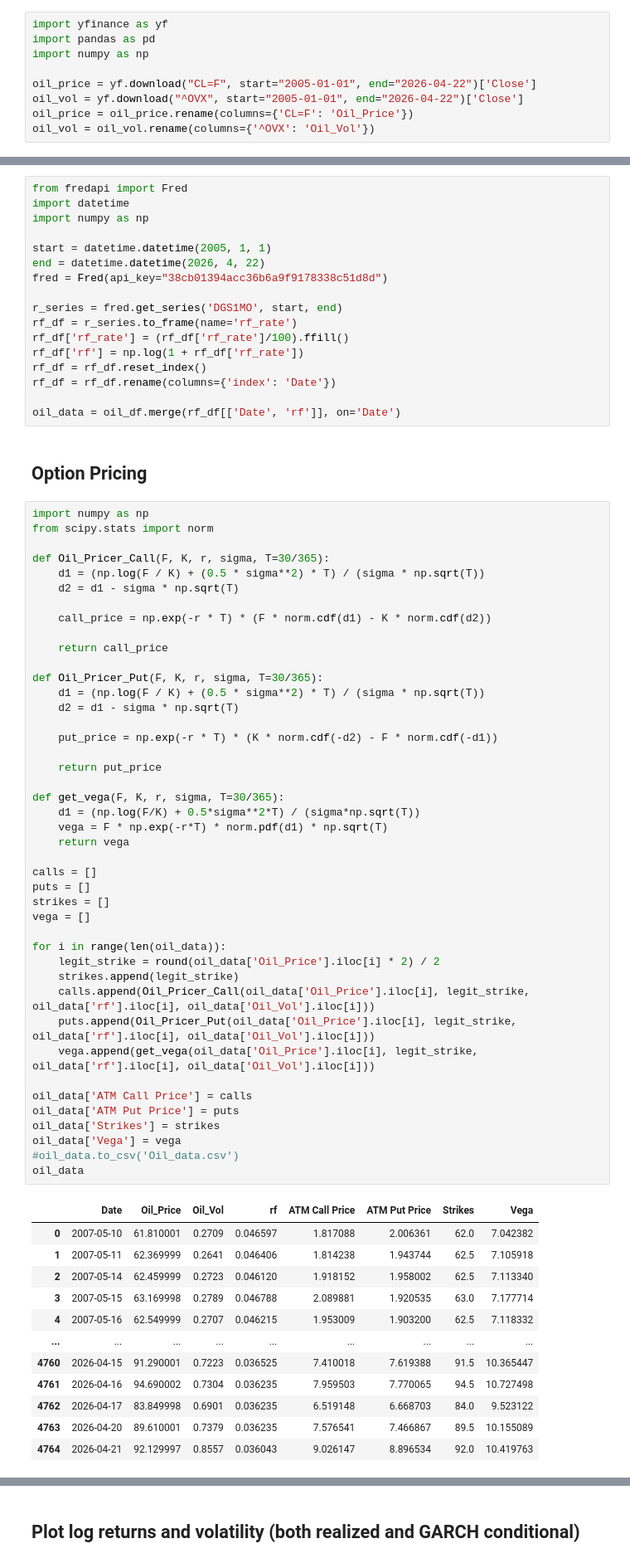
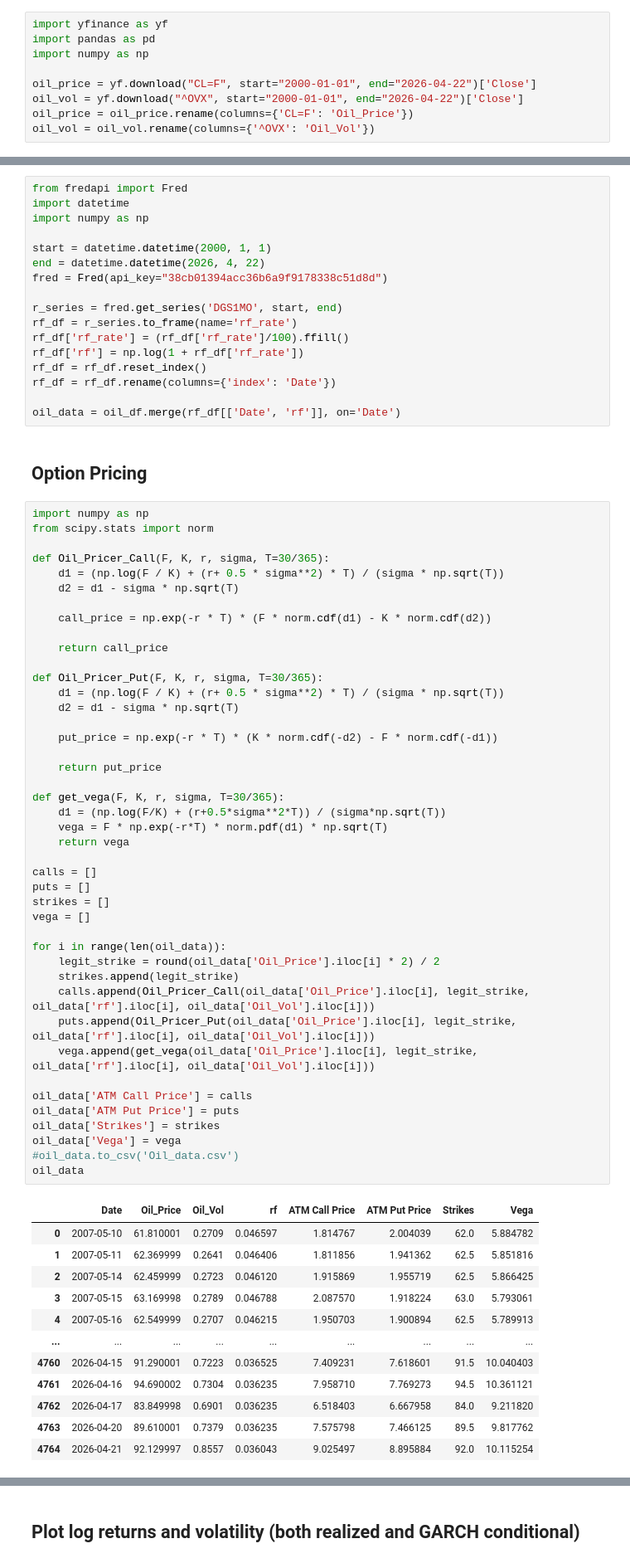
Before and after one commit to Hunter2832/MGT-6081-Options-Strategy, a Jupyter notebook: Strategy.ipynb, the cells around one changed output, grey strips where cells are left out. Shown at 83% size. Cells and saved outputs as stored; diff of their text form.

```diff
--- a/Strategy.ipynb
+++ b/Strategy.ipynb
@@ -5,8 +5,8 @@ import yfinance as yf
 import pandas as pd
 import numpy as np
 
-oil_price = yf.download("CL=F", start="2005-01-01", end="2026-04-22")['Close']
-oil_vol = yf.download("^OVX", start="2005-01-01", end="2026-04-22")['Close']
+oil_price = yf.download("CL=F", start="2000-01-01", end="2026-04-22")['Close']
+oil_vol = yf.download("^OVX", start="2000-01-01", end="2026-04-22")['Close']
 oil_price = oil_price.rename(columns={'CL=F': 'Oil_Price'})
 oil_vol = oil_vol.rename(columns={'^OVX': 'Oil_Vol'})
 # %% [output]
@@ -42,7 +42,7 @@ from fredapi import Fred
 import datetime
 import numpy as np
 
-start = datetime.datetime(2005, 1, 1)
+start = datetime.datetime(2000, 1, 1)
 end = datetime.datetime(2026, 4, 22)
 fred = Fred(api_key="38cb01394acc36b6a9f9178338c51d8d")
 
@@ -61,7 +61,7 @@ import numpy as np
 from scipy.stats import norm
 
 def Oil_Pricer_Call(F, K, r, sigma, T=30/365):
-    d1 = (np.log(F / K) + (0.5 * sigma**2) * T) / (sigma * np.sqrt(T))
+    d1 = (np.log(F / K) + (r+ 0.5 * sigma**2) * T) / (sigma * np.sqrt(T))
     d2 = d1 - sigma * np.sqrt(T)
 
     call_price = np.exp(-r * T) * (F * norm.cdf(d1) - K * norm.cdf(d2))
@@ -69,49 +69,49 @@ def Oil_Pricer_Call(F, K, r, sigma, T=30/365):
     return call_price
 
 def Oil_Pricer_Put(F, K, r, sigma, T=30/365):
-    d1 = (np.log(F / K) + (0.5 * sigma**2) * T) / (sigma * np.sqrt(T))
+    d1 = (np.log(F / K) + (r+ 0.5 * sigma**2) * T) / (sigma * np.sqrt(T))
     d2 = d1 - sigma * np.sqrt(T)
 
     put_price = np.exp(-r * T) * (K * norm.cdf(-d2) - F * norm.cdf(-d1))
 
     return put_price
 
 def get_vega(F, K, r, sigma, T=30/365):
-    d1 = (np.log(F/K) + 0.5*sigma**2*T) / (sigma*np.sqrt(T))
+    d1 = (np.log(F/K) + (r+0.5*sigma**2*T)) / (sigma*np.sqrt(T))
     vega = F * np.exp(-r*T) * norm.pdf(d1) * np.sqrt(T)
     return vega
 
 calls = []
 puts = []
 strikes = []
 vega = []
 
 for i in range(len(oil_data)):
     legit_strike = round(oil_data['Oil_Price'].iloc[i] * 2) / 2
     strikes.append(legit_strike)
     calls.append(Oil_Pricer_Call(oil_data['Oil_Price'].iloc[i], legit_strike, oil_data['rf'].iloc[i], oil_data['Oil_Vol'].iloc[i]))
     puts.append(Oil_Pricer_Put(oil_data['Oil_Price'].iloc[i], legit_strike, oil_data['rf'].iloc[i], oil_data['Oil_Vol'].iloc[i]))
     vega.append(get_vega(oil_data['Oil_Price'].iloc[i], legit_strike, oil_data['rf'].iloc[i], oil_data['Oil_Vol'].iloc[i]))
 
 oil_data['ATM Call Price'] = calls
 oil_data['ATM Put Price'] = puts
 oil_data['Strikes'] = strikes
 oil_data['Vega'] = vega
 #oil_data.to_csv('Oil_data.csv')
 oil_data
 # %% [output]
 |  | Date | Oil_Price | Oil_Vol | rf | ATM Call Price | ATM Put Price | Strikes | Vega |
-| 0 | 2007-05-10 | 61.810001 | 0.2709 | 0.046597 | 1.817088 | 2.006361 | 62.0 | 7.042382 |
-| 1 | 2007-05-11 | 62.369999 | 0.2641 | 0.046406 | 1.814238 | 1.943744 | 62.5 | 7.105918 |
-| 2 | 2007-05-14 | 62.459999 | 0.2723 | 0.046120 | 1.918152 | 1.958002 | 62.5 | 7.113340 |
-| 3 | 2007-05-15 | 63.169998 | 0.2789 | 0.046788 | 2.089881 | 1.920535 | 63.0 | 7.177714 |
-| 4 | 2007-05-16 | 62.549999 | 0.2707 | 0.046215 | 1.953009 | 1.903200 | 62.5 | 7.118332 |
+| 0 | 2007-05-10 | 61.810001 | 0.2709 | 0.046597 | 1.814767 | 2.004039 | 62.0 | 5.884782 |
+| 1 | 2007-05-11 | 62.369999 | 0.2641 | 0.046406 | 1.811856 | 1.941362 | 62.5 | 5.851816 |
+| 2 | 2007-05-14 | 62.459999 | 0.2723 | 0.046120 | 1.915869 | 1.955719 | 62.5 | 5.866425 |
+| 3 | 2007-05-15 | 63.169998 | 0.2789 | 0.046788 | 2.087570 | 1.918224 | 63.0 | 5.793061 |
+| 4 | 2007-05-16 | 62.549999 | 0.2707 | 0.046215 | 1.950703 | 1.900894 | 62.5 | 5.789913 |
 | ... | ... | ... | ... | ... | ... | ... | ... | ... |
-| 4760 | 2026-04-15 | 91.290001 | 0.7223 | 0.036525 | 7.410018 | 7.619388 | 91.5 | 10.365447 |
-| 4761 | 2026-04-16 | 94.690002 | 0.7304 | 0.036235 | 7.959503 | 7.770065 | 94.5 | 10.727498 |
-| 4762 | 2026-04-17 | 83.849998 | 0.6901 | 0.036235 | 6.519148 | 6.668703 | 84.0 | 9.523122 |
-| 4763 | 2026-04-20 | 89.610001 | 0.7379 | 0.036235 | 7.576541 | 7.466867 | 89.5 | 10.155089 |
-| 4764 | 2026-04-21 | 92.129997 | 0.8557 | 0.036043 | 9.026147 | 8.896534 | 92.0 | 10.419763 |
+| 4760 | 2026-04-15 | 91.290001 | 0.7223 | 0.036525 | 7.409231 | 7.618601 | 91.5 | 10.040403 |
+| 4761 | 2026-04-16 | 94.690002 | 0.7304 | 0.036235 | 7.958710 | 7.769273 | 94.5 | 10.361121 |
+| 4762 | 2026-04-17 | 83.849998 | 0.6901 | 0.036235 | 6.518403 | 6.667958 | 84.0 | 9.211820 |
+| 4763 | 2026-04-20 | 89.610001 | 0.7379 | 0.036235 | 7.575798 | 7.466125 | 89.5 | 9.817762 |
+| 4764 | 2026-04-21 | 92.129997 | 0.8557 | 0.036043 | 9.025497 | 8.895884 | 92.0 | 10.115254 |
 4765 rows × 8 columns
 # %% [markdown]
 ## Plot log returns and volatility (both realized and GARCH conditional) ##
```
Also changed, not shown: parts of 7 cells of this notebook.
